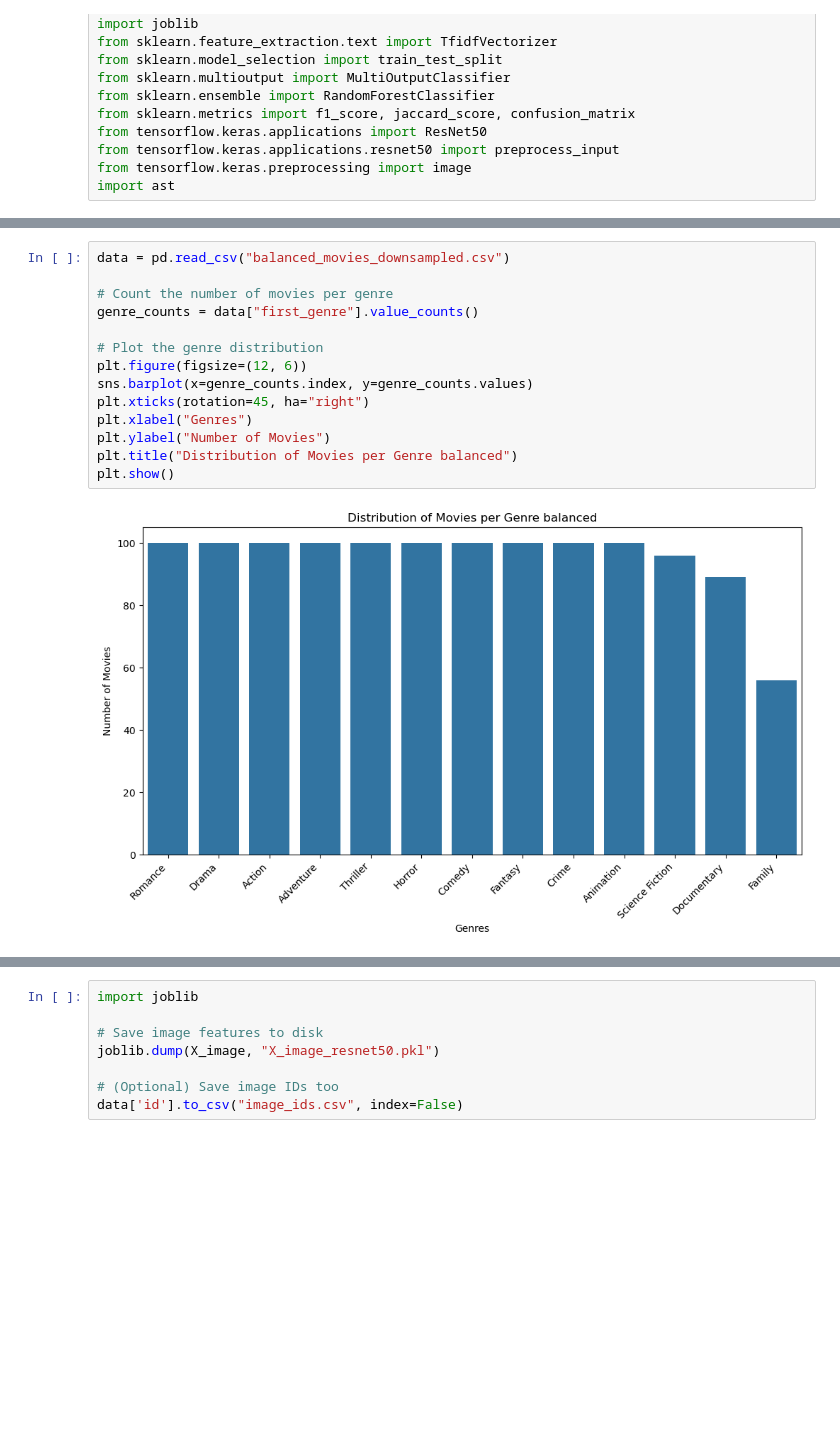
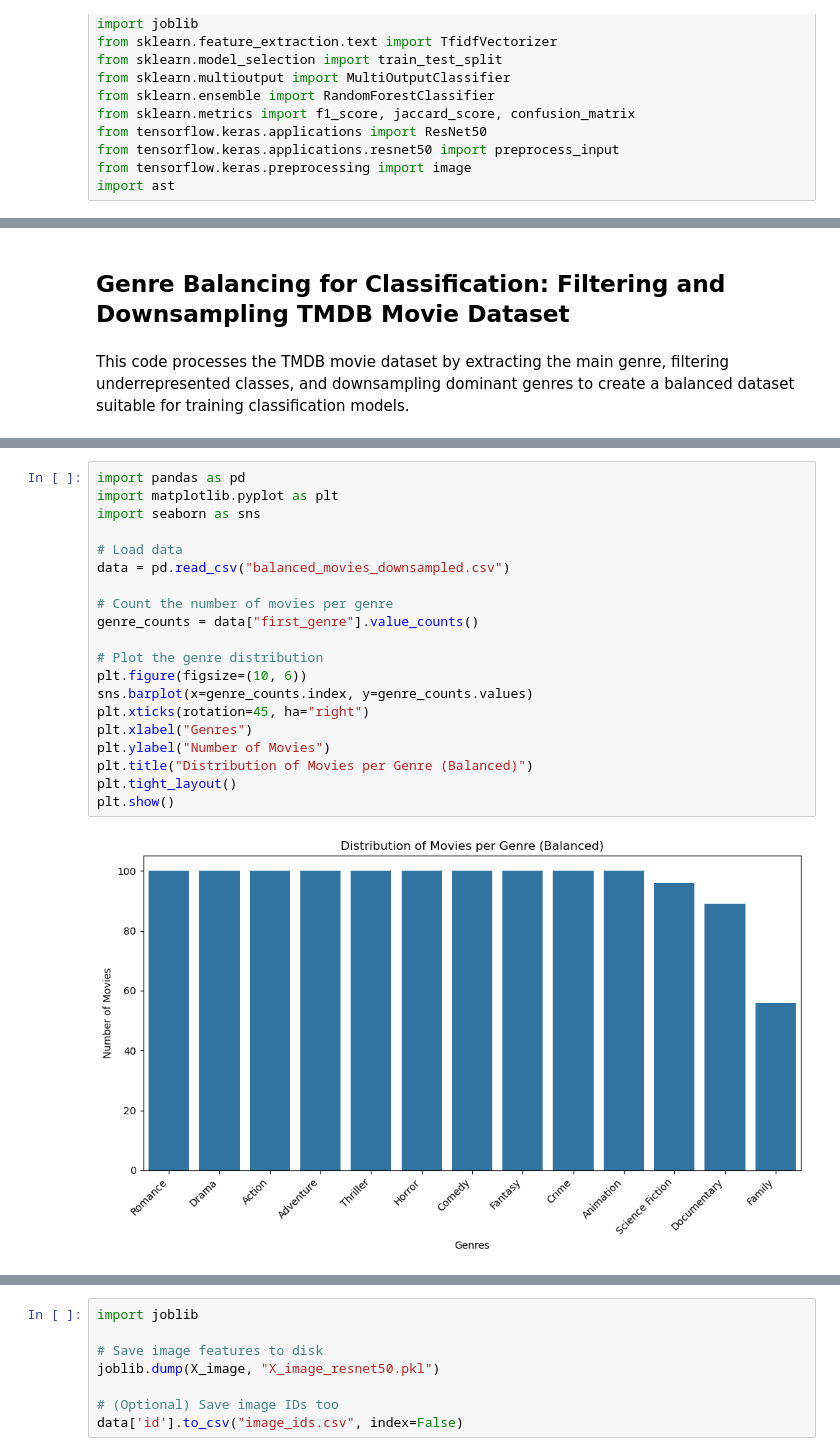
Before and after one commit to mariathurn/Movie-Genre-Project, a Jupyter notebook: GenreClassification.ipynb, the cells around one changed output, grey strips where cells are left out. Saved outputs shown, nothing was run; the diff lists cells and outputs as text; blank space fills up the shorter version.

```diff
--- a/GenreClassification.ipynb
+++ b/GenreClassification.ipynb
@@ -81,6 +83,10 @@ Try using .loc[row_indexer,col_indexer] = value instead
 
 See the caveats in the documentation: https://pandas.pydata.org/pandas-docs/stable/user_guide/indexing.html#returning-a-view-versus-a-copy
   filtered_data["genre_label"] = label_encoder.fit_transform(filtered_data["first_genre"])
+# %% [markdown]
+## Genre Balancing for Classification: Filtering and Downsampling TMDB Movie Dataset
+# %% [markdown]
+This code processes the TMDB movie dataset by extracting the main genre, filtering underrepresented classes, and downsampling dominant genres to create a balanced dataset suitable for training classification models.
 # %%
 import pandas as pd
 import ast
@@ -145,18 +151,24 @@ Documentary         89
 Family              56
 Name: count, dtype: int64
 # %%
+import pandas as pd
+import matplotlib.pyplot as plt
+import seaborn as sns
+
+# Load data
 data = pd.read_csv("balanced_movies_downsampled.csv")
 
 # Count the number of movies per genre
 genre_counts = data["first_genre"].value_counts()
 
 # Plot the genre distribution
-plt.figure(figsize=(12, 6))
+plt.figure(figsize=(10, 6))
 sns.barplot(x=genre_counts.index, y=genre_counts.values)
 plt.xticks(rotation=45, ha="right")
 plt.xlabel("Genres")
 plt.ylabel("Number of Movies")
-plt.title("Distribution of Movies per Genre balanced")
+plt.title("Distribution of Movies per Genre (Balanced)")
+plt.tight_layout()
 plt.show()
 # %% [output]
-[figure, old version]
+[figure, new version]
```
Also changed, not shown: parts of 28 cells of this notebook, 2 other files.
